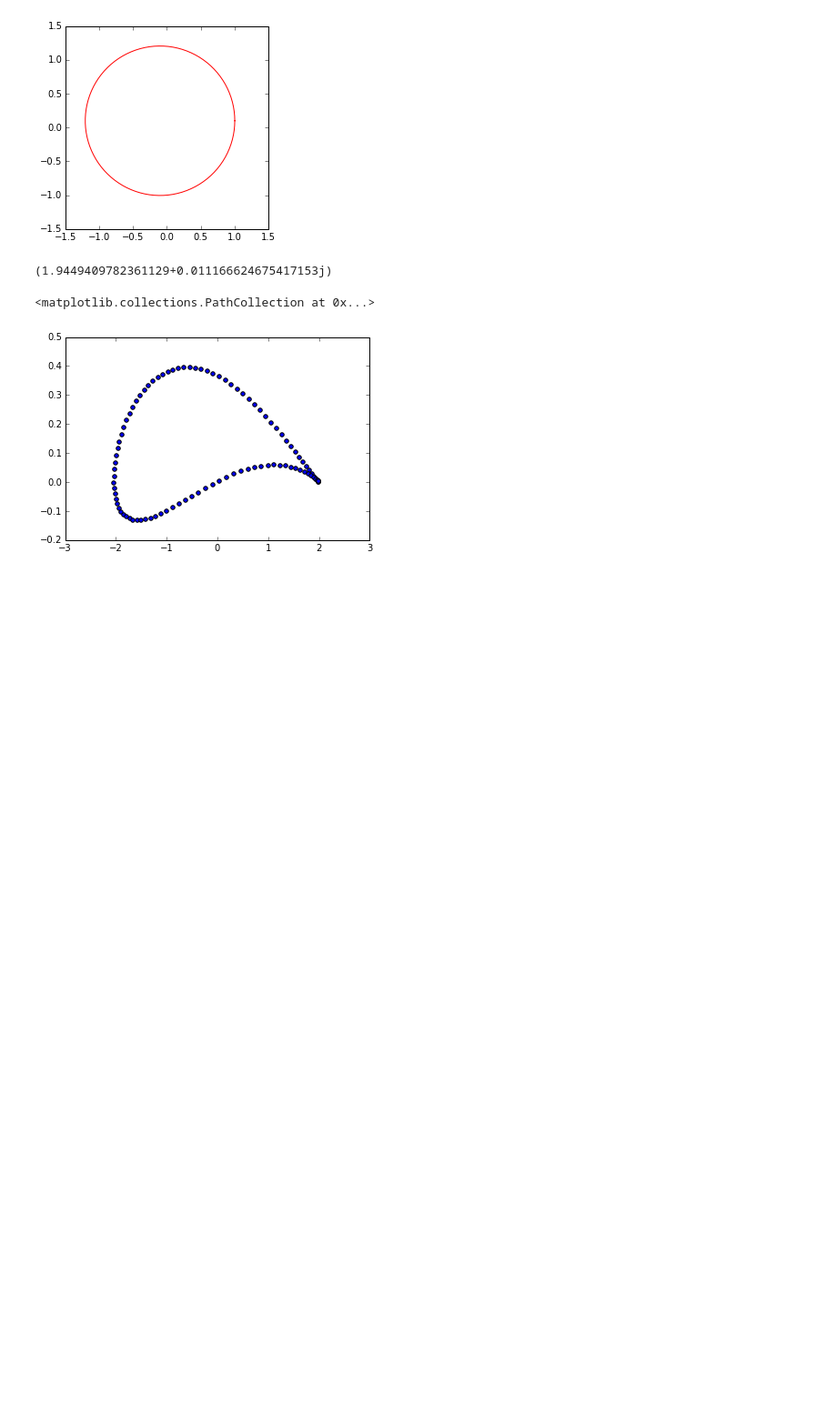
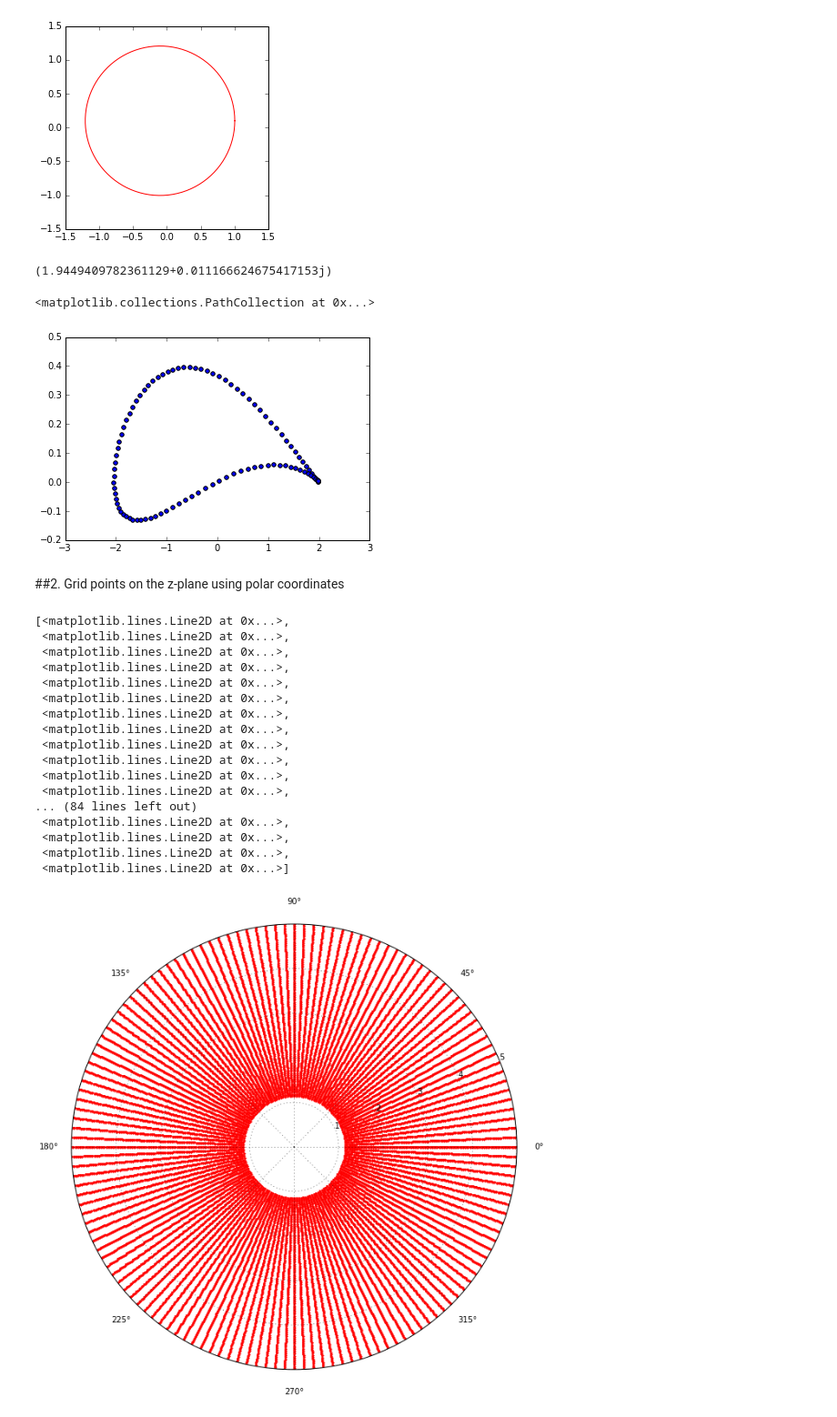
Before and after one commit to chiseler/AeroPython, a Jupyter notebook: lessons/nd_06_Lesson06_Assignment.ipynb, the cells around one changed output. Shown at 91% size. Drawn from its saved outputs; the diff is of its cells as text; code cells hidden in the pictures; blank space fills up the shorter version.

```diff
--- a/lessons/nd_06_Lesson06_Assignment.ipynb
+++ b/lessons/nd_06_Lesson06_Assignment.ipynb
@@ -188,3 +188,40 @@ plt.scatter(ξ3.real,ξ3.imag) # plot Joukowski transform of cylinder
 # %% [output]
 <matplotlib.collections.PathCollection at 0x...>
 [figure]
+# %% [markdown]
+##2. Grid points on the z-plane using polar coordinates
+# %%
+R = 5.0
+r_grid = 1.15
+
+N_r, N_θ = 100, 145                      # Number of points in each direction
+r_start, r_end = r_grid, R                    # radial-direction boundaries
+θ_start, θ_end = 0.0, 2*np.pi            # axial-direction boundaries
+radial = np.linspace(r_start, r_end, N_r)    # computes a 1D-array for x
+axial = np.linspace(θ_start, θ_end, N_θ)    # computes a 1D-array for y
+radial_matrix, axial_matrix = np.meshgrid(radial, axial)              # generates a mesh grid
+# %%
+# plots the grid of points
+size = 10
+plt.figure(figsize=(size, (6+6)/(6+6)*size))
+ax = plt.subplot(111, polar=True)
+ax.plot(axial_matrix, radial_matrix, color='r', ls='none', marker='.')
+# %% [output]
+[<matplotlib.lines.Line2D at 0x...>,
+ <matplotlib.lines.Line2D at 0x...>,
+ <matplotlib.lines.Line2D at 0x...>,
+ <matplotlib.lines.Line2D at 0x...>,
+ <matplotlib.lines.Line2D at 0x...>,
+ <matplotlib.lines.Line2D at 0x...>,
+ <matplotlib.lines.Line2D at 0x...>,
+ <matplotlib.lines.Line2D at 0x...>,
+ <matplotlib.lines.Line2D at 0x...>,
+ <matplotlib.lines.Line2D at 0x...>,
+ <matplotlib.lines.Line2D at 0x...>,
+ <matplotlib.lines.Line2D at 0x...>,
+... (84 lines left out)
+ <matplotlib.lines.Line2D at 0x...>,
+ <matplotlib.lines.Line2D at 0x...>,
+ <matplotlib.lines.Line2D at 0x...>,
+ <matplotlib.lines.Line2D at 0x...>]
+[figure, added]
```
Also changed, not shown: parts of 25 cells of this notebook.
